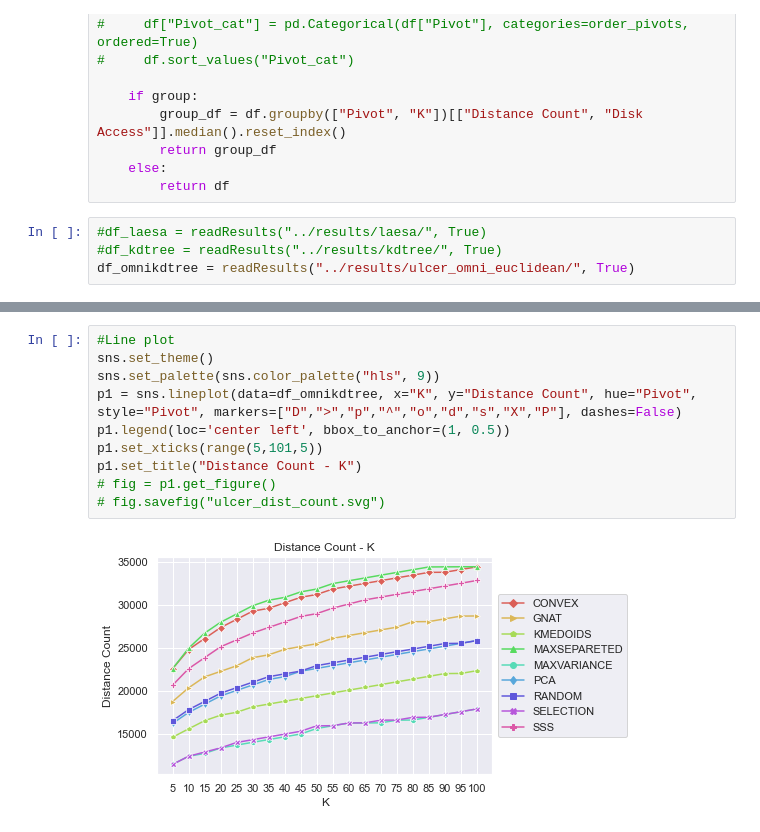
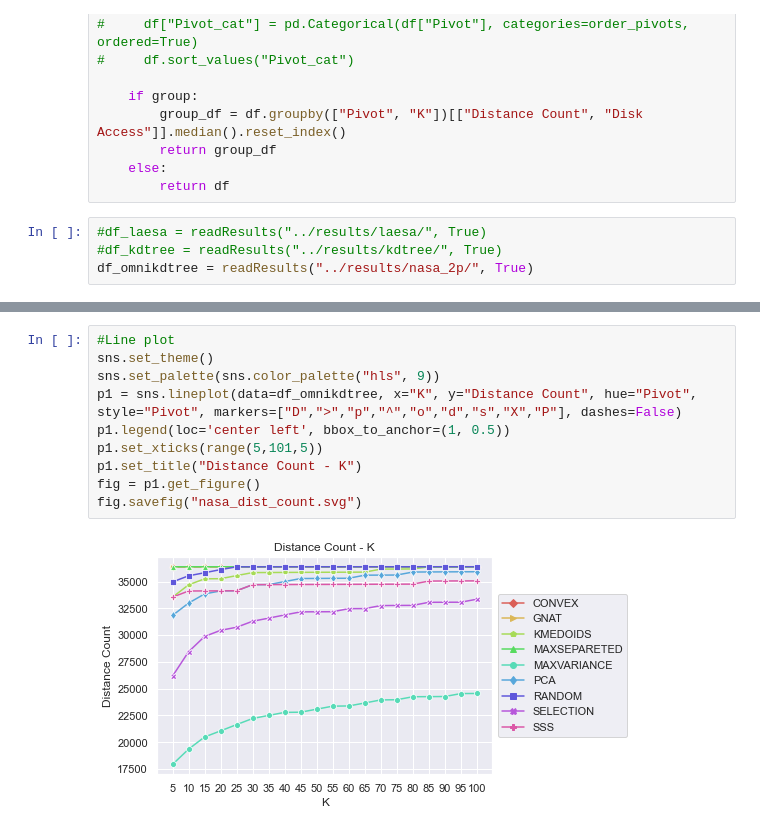
Before and after one commit to JoaoVitorLeite/gervLib, a Jupyter notebook: Project/python/Plot.ipynb, the cells around one changed output, grey strips where cells are left out. Saved outputs shown, nothing was run; the diff lists cells and outputs as text.

```diff
--- a/Project/python/Plot.ipynb
+++ b/Project/python/Plot.ipynb
@@ -55,4 +55,4 @@ def readResults(path, group):
 # %%
 #df_laesa = readResults("../results/laesa/", True)
 #df_kdtree = readResults("../results/kdtree/", True)
-df_omnikdtree = readResults("../results/ulcer_omni_euclidean/", True)
+df_omnikdtree = readResults("../results/nasa_2p/", True)
@@ -72,15 +59,15 @@ g.fig.tight_layout()
 # %%
 #Line plot
 sns.set_theme()
 sns.set_palette(sns.color_palette("hls", 9))
 p1 = sns.lineplot(data=df_omnikdtree, x="K", y="Distance Count", hue="Pivot", style="Pivot", markers=["D",">","p","^","o","d","s","X","P"], dashes=False)
 p1.legend(loc='center left', bbox_to_anchor=(1, 0.5))
 p1.set_xticks(range(5,101,5))
 p1.set_title("Distance Count - K")
-# fig = p1.get_figure()
-# fig.savefig("ulcer_dist_count.svg")
+fig = p1.get_figure()
+fig.savefig("nasa_dist_count.svg")
 # %% [output]
-[figure, old version]
+[figure, new version]
 # %%
 #Line plot
 sns.set_theme()
```
Also changed, not shown: parts of 3 cells of this notebook, 25 other files.
